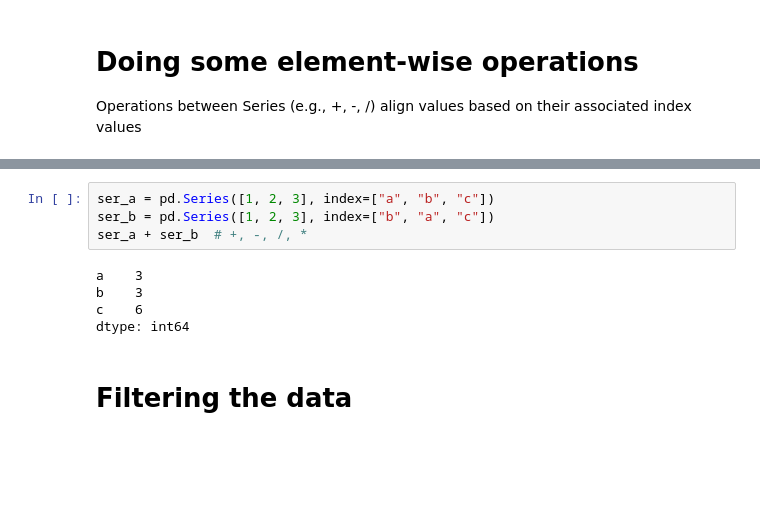
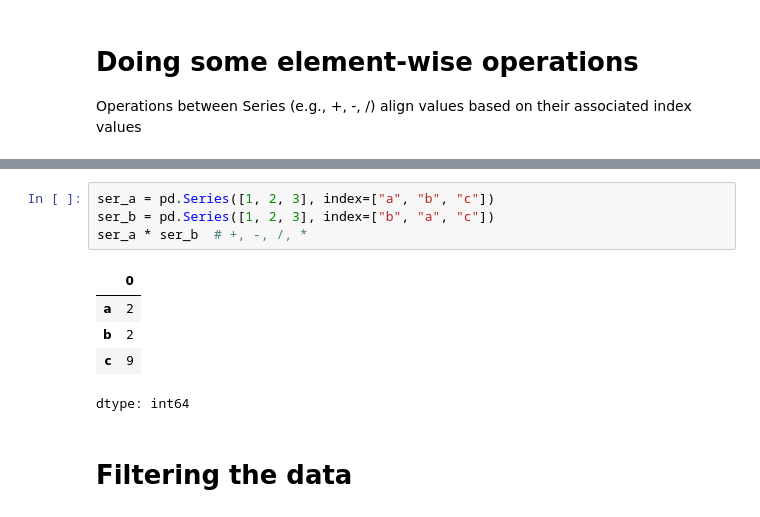
Before and after one commit to matthewAlesianiStudent/dtm-machine-learning-lab, a Jupyter notebook: slides/lab_01_dataunderstanding.ipynb, the cells around one changed output, grey strips where cells are left out. Drawn from its saved outputs; the diff is of its cells as text; blank space fills up the shorter version.

```diff
--- a/slides/lab_01_dataunderstanding.ipynb
+++ b/slides/lab_01_dataunderstanding.ipynb
@@ -134,11 +133,12 @@ df
 # %%
 ser_a = pd.Series([1, 2, 3], index=["a", "b", "c"])
 ser_b = pd.Series([1, 2, 3], index=["b", "a", "c"])
-ser_a + ser_b  # +, -, /, *
+ser_a * ser_b  # +, -, /, *
 # %% [output]
+|  | 0 |
+| a | 2 |
+| b | 2 |
+| c | 9 |
-a    3
-b    3
-c    6
 dtype: int64
 # %% [markdown]
 # Filtering the data
```
Also changed, not shown: parts of 11 cells of this notebook.
